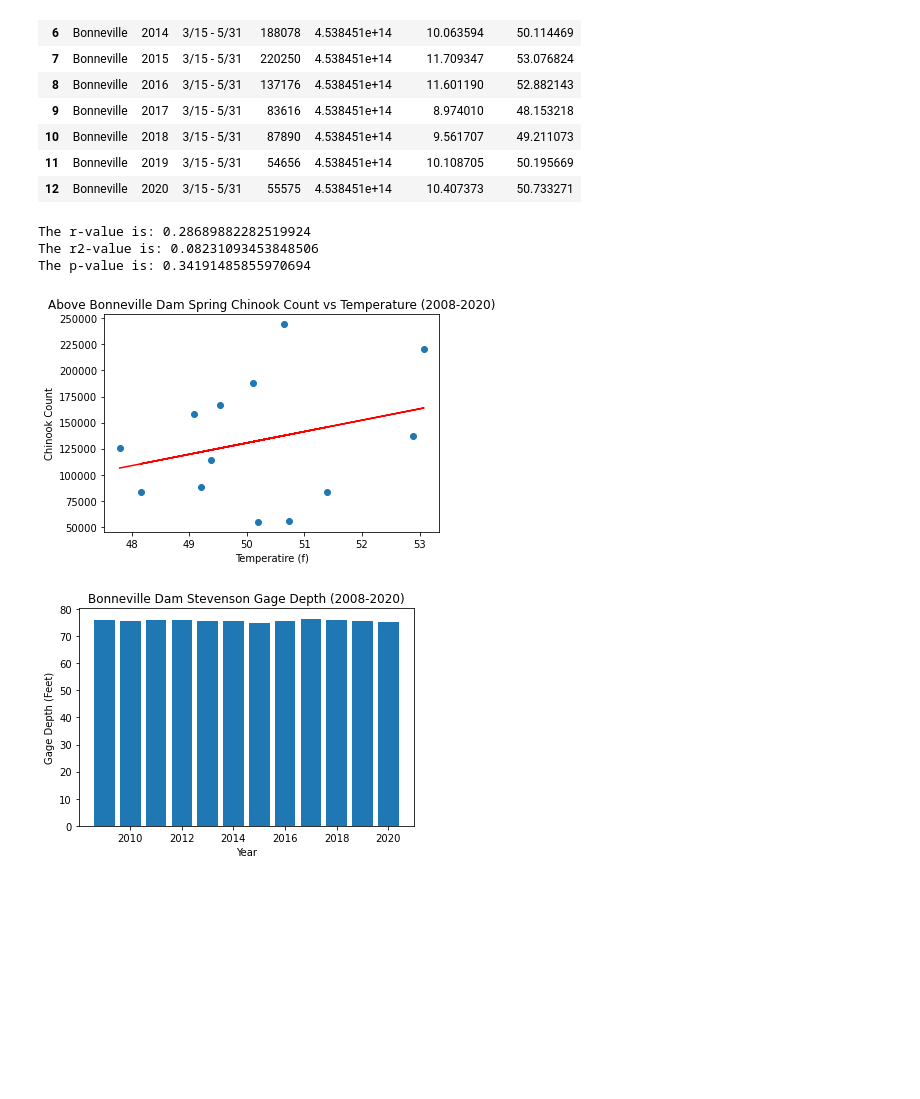
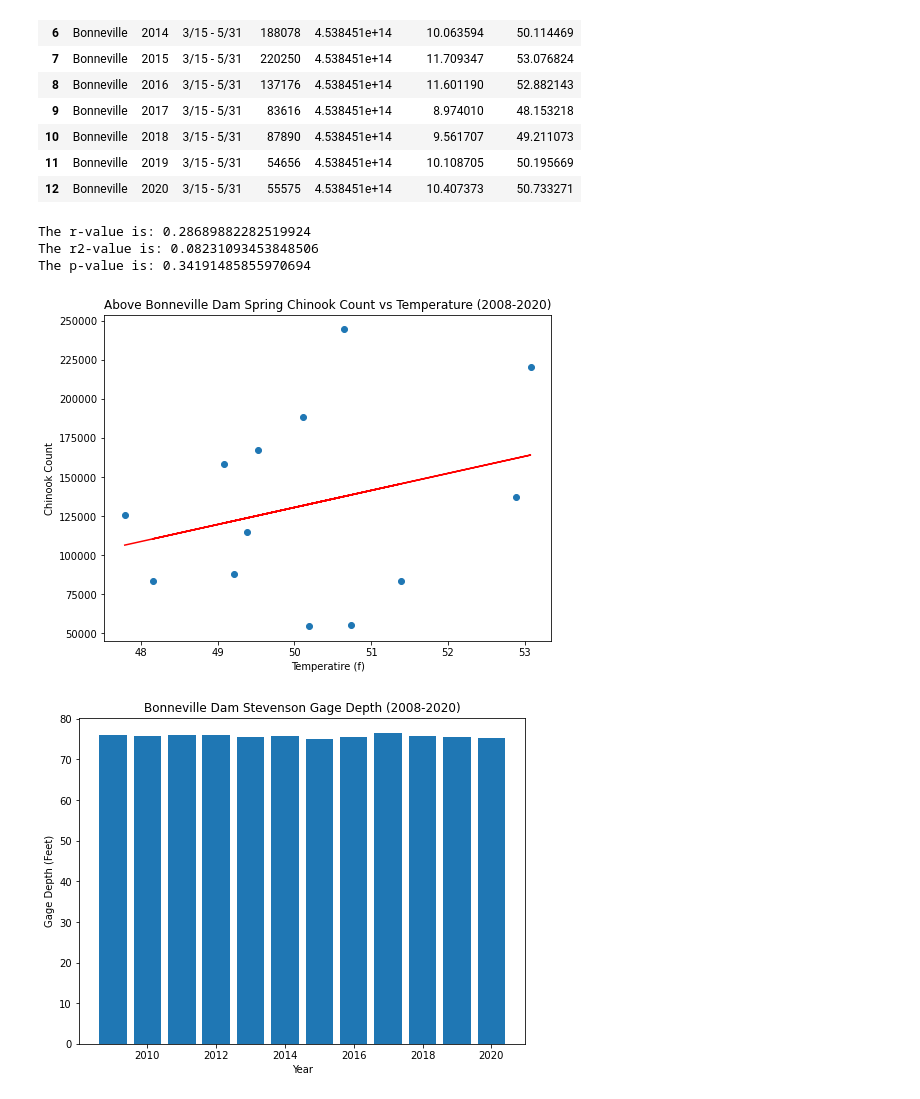
Before and after one commit to jayhjman/bootcamp-project1, a Jupyter notebook: Above-Bonneville-Visual.ipynb, the cells around one changed output. Cells and saved outputs as stored; diff of their text form; code cells hidden in the pictures; blank space fills up the shorter version.

```diff
--- a/Above-Bonneville-Visual.ipynb
+++ b/Above-Bonneville-Visual.ipynb
@@ -321,34 +325,36 @@ merged_clean_above_bonneville_forebay_temp_mean_df
 | 12 | Bonneville | 2020 | 3/15 - 5/31 | 55575 | 4.538451e+14 | 10.407373 | 50.733271 |
 # %%
 # Plot a scatter and regression of river depth and salmon counts to see if any correlation
+fig, ax = plt.subplots(figsize=(8,6))
 
 plt.xlabel("Temperatire (f)")
 plt.ylabel("Chinook Count")
 plt.title("Above Bonneville Dam Spring Chinook Count vs Temperature (2008-2020)")
 annual_image_path = "Annual_Images/"
 
 plt.scatter(merged_clean_above_bonneville_forebay_temp_mean_df["temperature_f"],
             merged_clean_above_bonneville_forebay_temp_mean_df["Chinook"])
 x_values = merged_clean_above_bonneville_forebay_temp_mean_df["temperature_f"]
 y_values = merged_clean_above_bonneville_forebay_temp_mean_df["Chinook"]
 (slope, intercept, rvalue, pvalue, stderr) = linregress(x_values, y_values)
 line_eq = "y = " + str(round(slope,2)) + "x + " + str(round(intercept,2))
 print(f"The r-value is: {rvalue}")
 print(f"The r2-value is: {rvalue**2}")
 print(f"The p-value is: {pvalue}")
 regress_values = x_values * slope + intercept
 plt.plot(x_values, regress_values,"r-")
-
+#plt.figure(figsize=(8,6))
 
 plt.savefig(annual_image_path + "above_bonneville_stevenson_annual_temp_v_chinook.png")
 plt.show()
 # %% [output]
 The r-value is: 0.28689882282519924
 The r2-value is: 0.08231093453848506
 The p-value is: 0.34191485855970694
-[figure, old version]
+[figure, new version]
 # %%
 # Generate a bar plot showing the total number of unique mice tested on each drug regimen using pyplot.
+fig, ax = plt.subplots(figsize=(8,6))
 plt.xlabel("Year")
 plt.ylabel("Gage Depth (Feet)")
 plt.title("Bonneville Dam Stevenson Gage Depth (2008-2020)")
@@ -361,6 +367,6 @@ y_values = merged_cbs_salmon_data_df["Year"]
 plt.savefig(annual_image_path + "above_bonneville_stevenson_annual_bar_gage.png")
 plt.show()
 # %% [output]
-[figure, old version]
+[figure, new version]
 # %%
 # Generate a bar plot showing the total number of unique mice tested on each drug regimen using pyplot.
```
Also changed, not shown: parts of 4 cells of this notebook, 4 other files.
